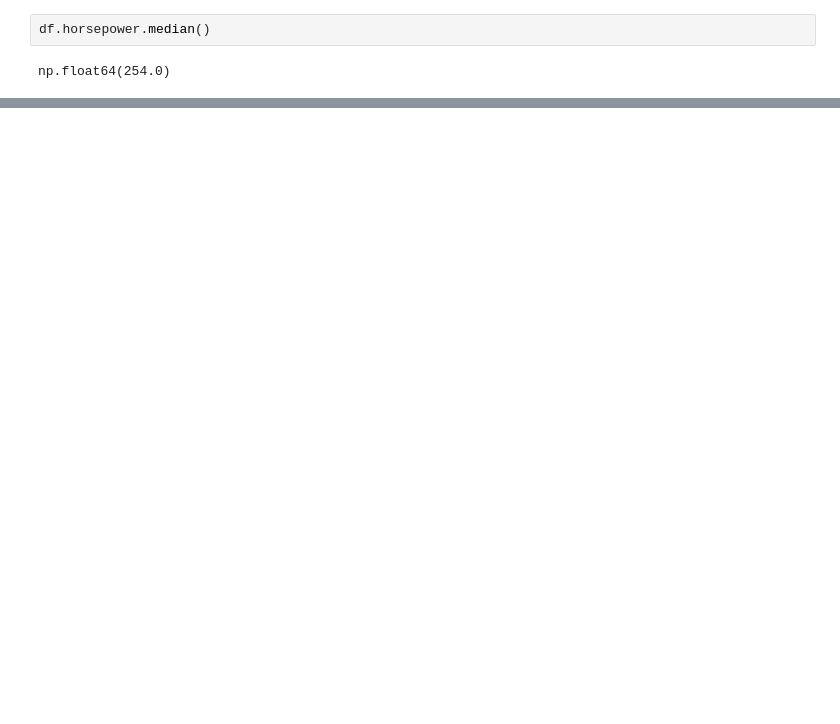
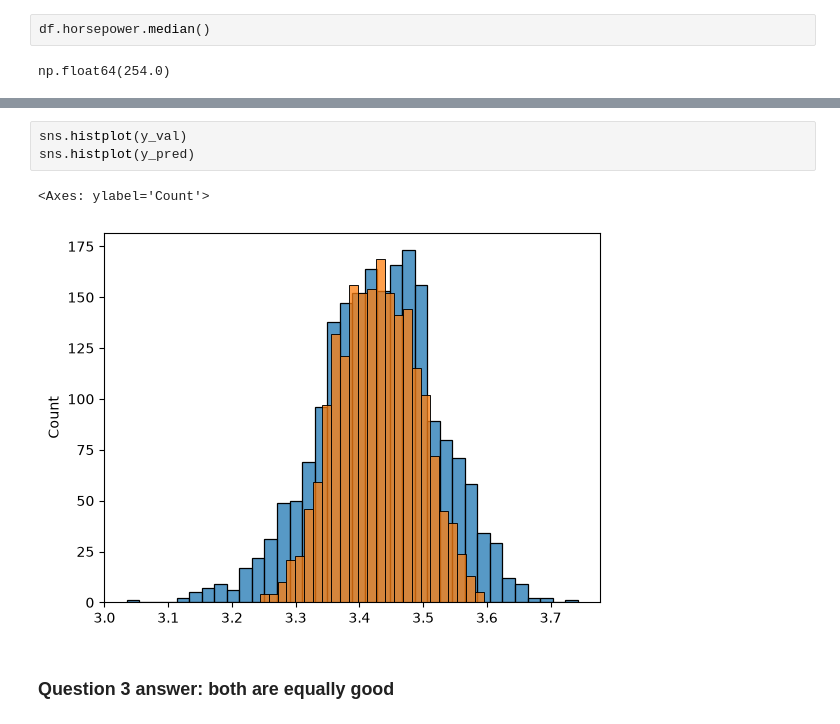
Before and after one commit to Mufado/Machine-Learning-Zoomcamp-2026, a Jupyter notebook: 02-regression/homework.ipynb, the cells around one changed output, grey strips where cells are left out. Cells and saved outputs as stored; diff of their text form; blank space fills up the shorter version.

```diff
--- a/02-regression/homework.ipynb
+++ b/02-regression/homework.ipynb
@@ -81,0 +142,8 @@ Data prepared
+# %%
+sns.histplot(y_val)
+sns.histplot(y_pred)
+# %% [output]
+<Axes: ylabel='Count'>
+[figure, added]
+# %% [markdown]
+### Question 3 answer: both are equally good
```
Also changed, not shown: parts of 12 cells of this notebook.
